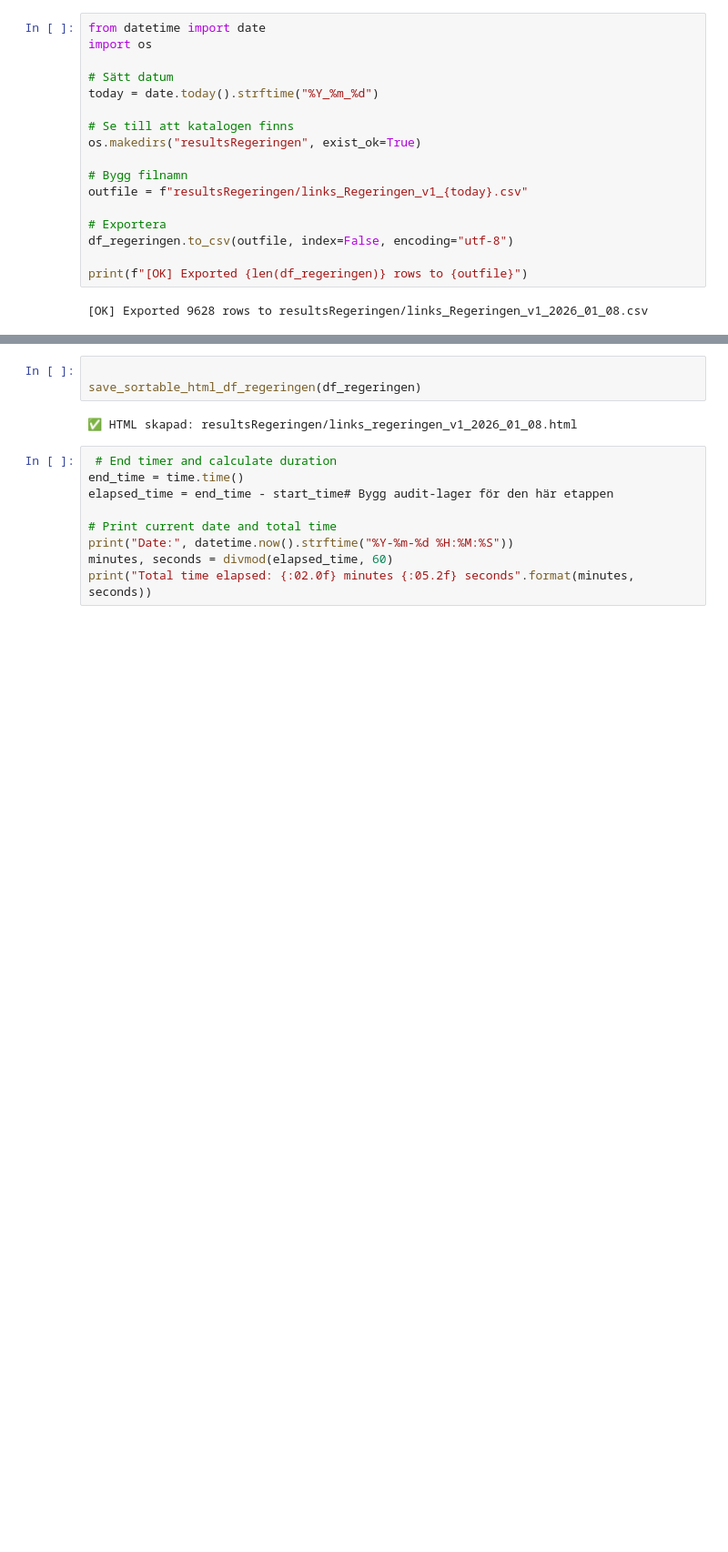
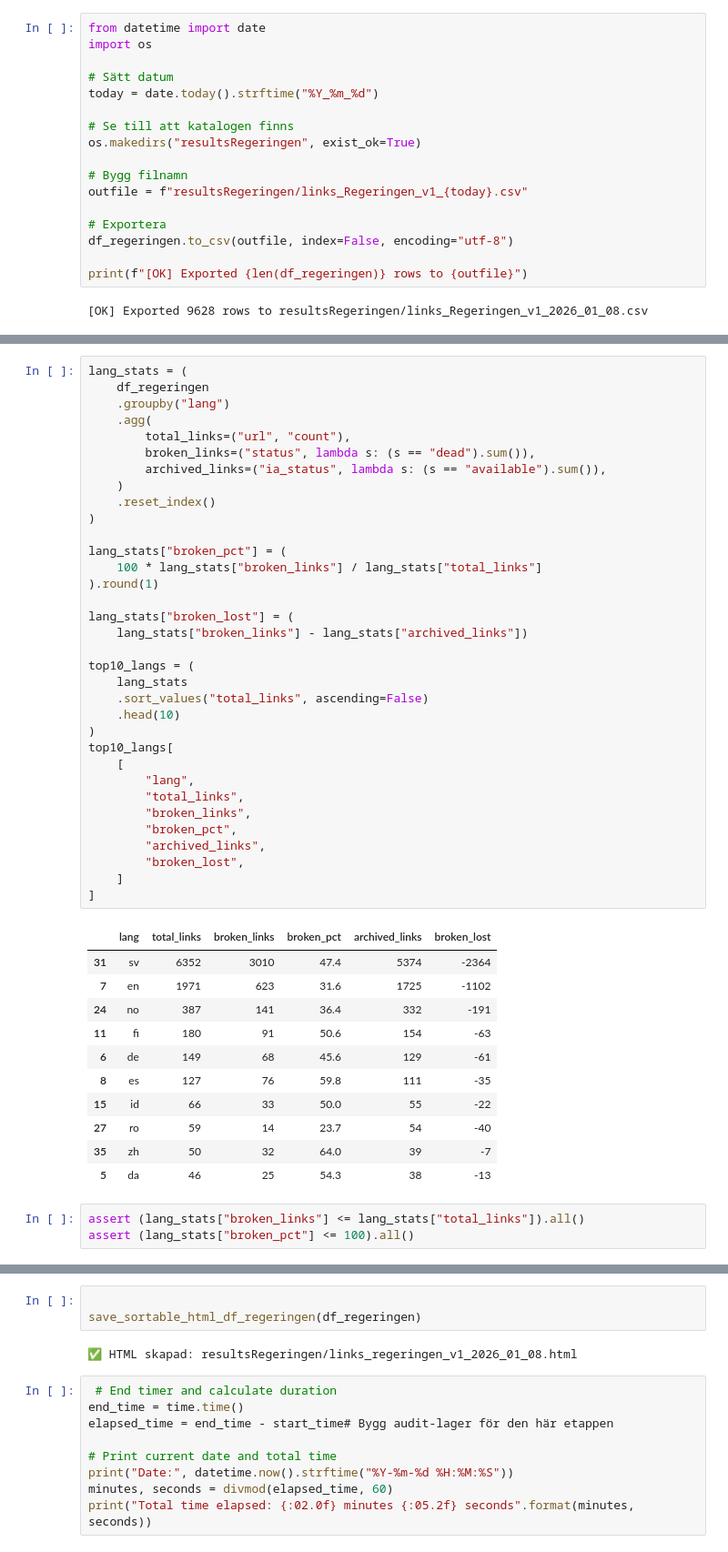
Before and after one commit to salgo60/SCB-Wikidata, a Jupyter notebook: notebook/Regeringskansliet_49.ipynb, the cells around one changed output, grey strips where cells are left out. Shown at 91% size. Cells and saved outputs as stored; diff of their text form; blank space fills up the shorter version.

```diff
--- a/notebook/Regeringskansliet_49.ipynb
+++ b/notebook/Regeringskansliet_49.ipynb
@@ -427,0 +740,49 @@ print(f"[OK] Exported {len(df_regeringen)} rows to {outfile}")
+# %%
+lang_stats = (
+    df_regeringen
+    .groupby("lang")
+    .agg(
+        total_links=("url", "count"),
+        broken_links=("status", lambda s: (s == "dead").sum()),
+        archived_links=("ia_status", lambda s: (s == "available").sum()),
+    )
+    .reset_index()
+)
+
+lang_stats["broken_pct"] = (
+    100 * lang_stats["broken_links"] / lang_stats["total_links"]
+).round(1)
+
+lang_stats["broken_lost"] = (
+    lang_stats["broken_links"] - lang_stats["archived_links"])
+
+top10_langs = (
+    lang_stats
+    .sort_values("total_links", ascending=False)
+    .head(10)
+)
+top10_langs[
+    [
+        "lang",
+        "total_links",
+        "broken_links",
+        "broken_pct",
+        "archived_links",
+        "broken_lost",
+    ]
+]
+# %% [output]
+|  | lang | total_links | broken_links | broken_pct | archived_links | broken_lost |
+| 31 | sv | 6352 | 3010 | 47.4 | 5374 | -2364 |
+| 7 | en | 1971 | 623 | 31.6 | 1725 | -1102 |
+| 24 | no | 387 | 141 | 36.4 | 332 | -191 |
+| 11 | fi | 180 | 91 | 50.6 | 154 | -63 |
+| 6 | de | 149 | 68 | 45.6 | 129 | -61 |
+| 8 | es | 127 | 76 | 59.8 | 111 | -35 |
+| 15 | id | 66 | 33 | 50.0 | 55 | -22 |
+| 27 | ro | 59 | 14 | 23.7 | 54 | -40 |
+| 35 | zh | 50 | 32 | 64.0 | 39 | -7 |
+| 5 | da | 46 | 25 | 54.3 | 38 | -13 |
+# %%
+assert (lang_stats["broken_links"] <= lang_stats["total_links"]).all()
+assert (lang_stats["broken_pct"] <= 100).all()
```
Also changed, not shown: parts of 35 cells of this notebook, 2 other files.
